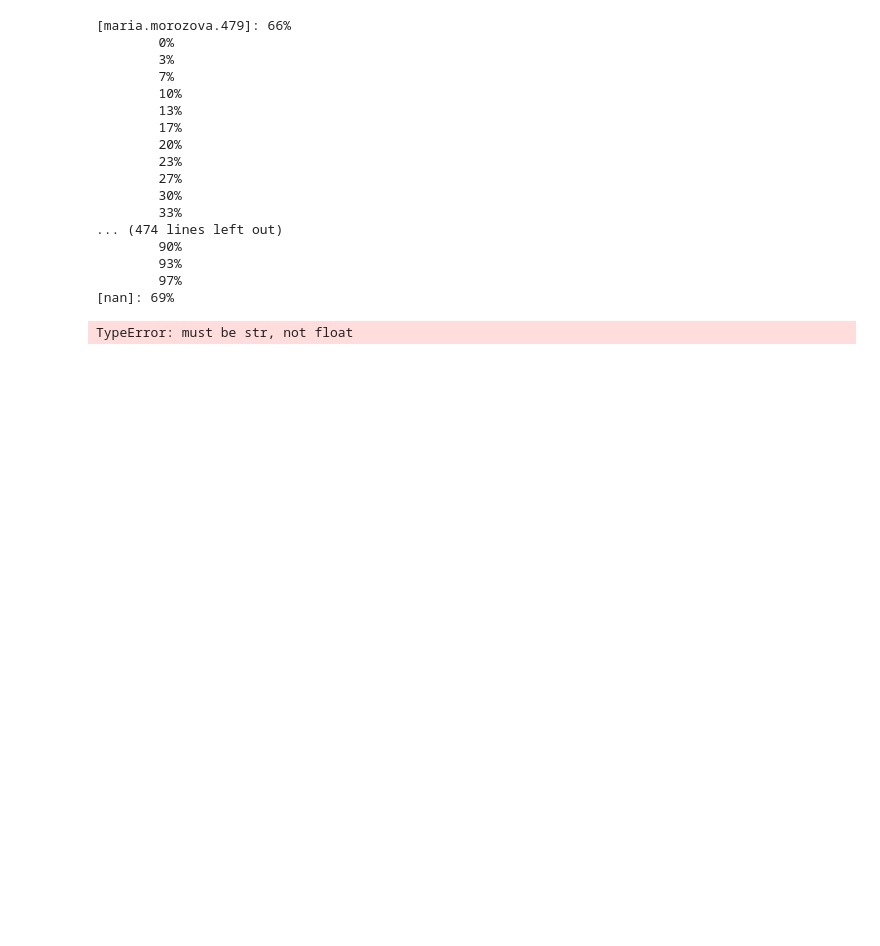
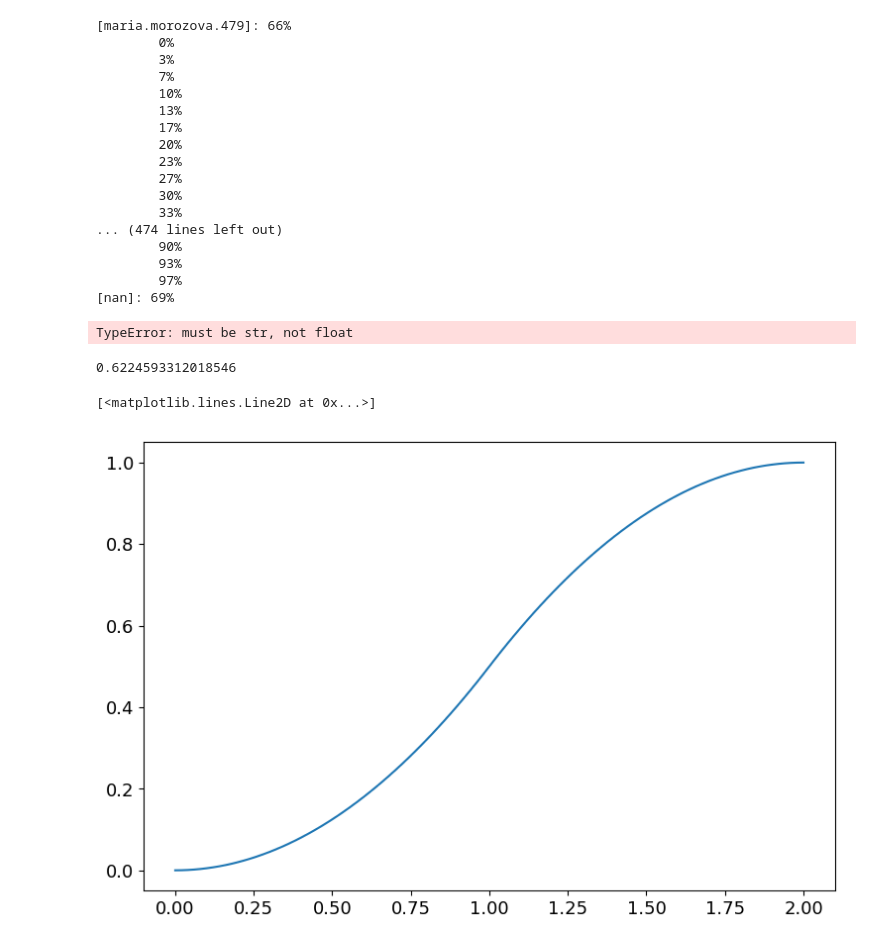
Before and after one commit to thepowerfuldeez/vk_text_classifier, a Jupyter notebook: notebooks/Parser.ipynb, the cells around one changed output. Saved outputs shown, nothing was run; the diff lists cells and outputs as text; code cells hidden in the pictures; blank space fills up the shorter version.

```diff
--- a/notebooks/Parser.ipynb
+++ b/notebooks/Parser.ipynb
@@ -95,0 +279,9 @@ TypeError: must be str, not float
+# %%
+sigmoid(0.5)
+# %% [output]
+0.6224593312018546
+# %%
+plt.plot(np.arange(0, 2.02, 0.02), values)
+# %% [output]
+[<matplotlib.lines.Line2D at 0x...>]
+[figure, added]
```
Also changed, not shown: parts of 18 cells of this notebook, 3 other files.
